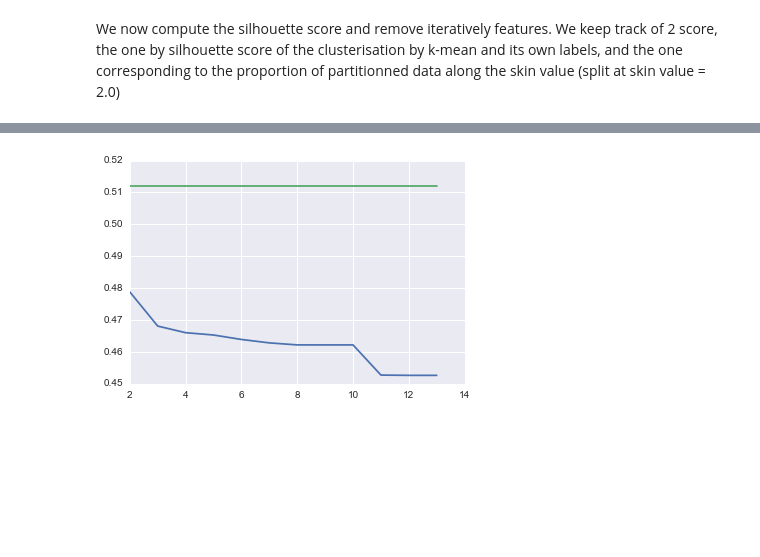
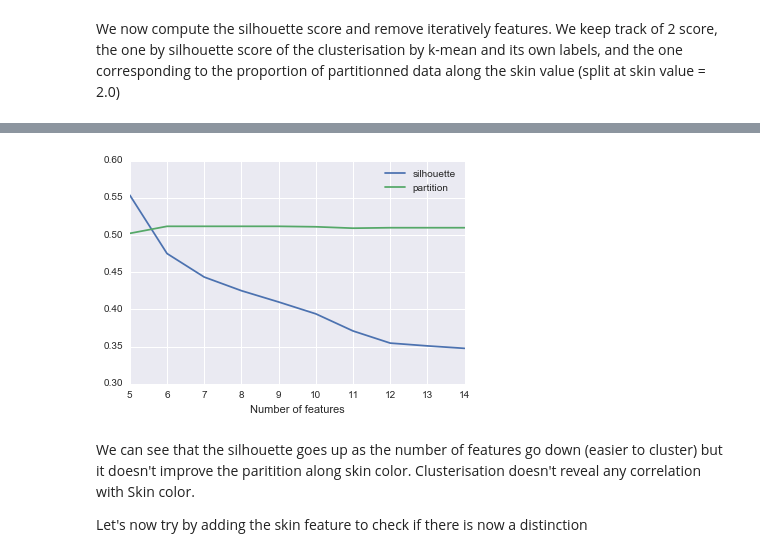
Before and after one commit to semplea/adaepfl-hw, a Jupyter notebook: 04 - Applied ML/nb.ipynb, the cells around one changed output, grey strips where cells are left out. Drawn from its saved outputs; the diff is of its cells as text; code cells hidden in the pictures; blank space fills up the shorter version.

```diff
--- a/04 - Applied ML/nb.ipynb
+++ b/04 - Applied ML/nb.ipynb
@@ -369,9 +372,9 @@ It is interesting to see that the order of the features changes, the `leagueCoun
 # %% [markdown]
 We group the referee informations by player and only keep the columns that are relevant, the order is useful because it will be the one used when iteratively removing features
 # %%
-filtered_col = ['playerShort', 'weight', 'height', 'games', 'victories', 'ties', 'defeats', 'goals',
-                'yellowCards', 'yellowReds', 'redCards', 'skin', 'skin_difference', 'meanIAT', 'meanExp']
-filtered = skin_data[filtered_col]
+filtered_col = ['playerShort', 'skin', 'skin_difference', 'meanIAT', 'meanExp', 'weight', 'height', 'games', 'victories', 'ties', 'defeats', 'goals',
+                'yellowCards', 'yellowReds', 'redCards', 'skin_nonorm']
+filtered = standardized[filtered_col]
 grouped = filtered.groupby('playerShort').mean()
 # %%
 grouped.isnull().sum()
@@ -407,11 +411,3 @@ grouped.head()
 # %%
 from sklearn.cluster import KMeans
 from sklearn.metrics import silhouette_score
-# %%
-X = grouped
-for i in range(2,15):
-    filtered = X[X.columns[:i]]
-    print(filtered.columns)
-    kmeans_model = KMeans(n_clusters=2, random_state=1).fit(filtered)
-    labels = kmeans_model.labels_
-    print(np.mean(labels))
@@ -436,7 +414,7 @@ Index(['weight', 'height', 'games', 'victories', 'ties', 'defeats', 'goals'], dt
 # %% [markdown]
 We now compute the silhouette score and remove iteratively features. We keep track of 2 score, the one by silhouette score of the clusterisation by k-mean and its own labels, and the one corresponding to the proportion of partitionned data along the skin value (split at skin value = 2.0)
 # %%
-skin_labels = (grouped['skin'] < 2.0).astype(int)
+skin_labels = (grouped['skin_nonorm'] < 2.0).astype(int)
 skin_labels.head()
 # %% [output]
 playerShort
@@ -465,8 +445,9 @@ silhouettes_unsupervised = []
 skin_partitions = []
 feature_number = []
 
-for i in range(len(filtered_col)-1, 2, -1):
-    columns = filtered_col[1:i]
+#We always drop skin_nonorm. It was only used for labeling before standardization
+for i in range(len(filtered_col)-1, 5, -1):
+    columns = filtered_col[5:i]
     silhouette_unsupervised, skin_partitionning = cluster(grouped[columns])
 
     silhouettes_unsupervised.append(silhouette_unsupervised)
@@ -495,5 +474,12 @@ print(skin_partitions)
 # %%
-plt.plot(feature_number, silhouettes_unsupervised);
-plt.plot(feature_number, skin_partitions);
+plt.plot(feature_number, silhouettes_unsupervised, label='silhouette');
+plt.plot(feature_number, skin_partitions, label='partition');
+plt.xlabel('Number of features');
+plt.legend();
 # %% [output]
-[figure, old version]
+[figure, new version]
+# %% [markdown]
+We can see that the silhouette goes up as the number of features go down (easier to cluster) but it doesn't improve the paritition along skin color. Clusterisation doesn't reveal any correlation with Skin color.
+
+
+Let's now try by adding the skin feature to check if there is now a distinction
```
Also changed, not shown: parts of 13 cells of this notebook.
